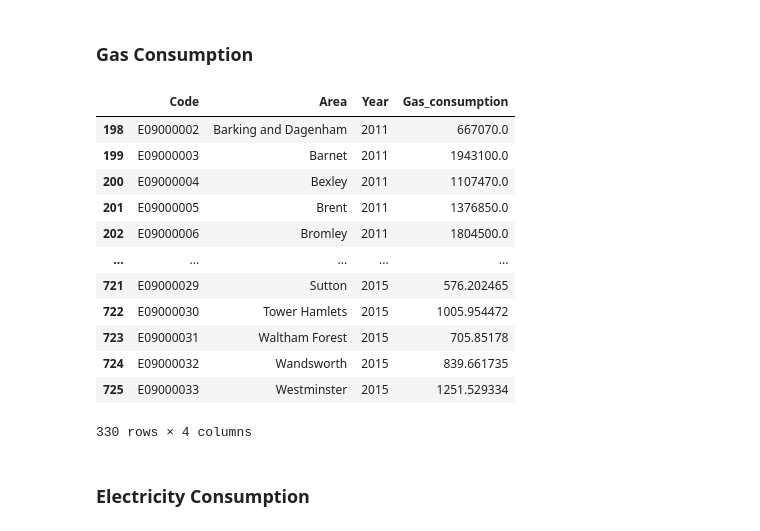
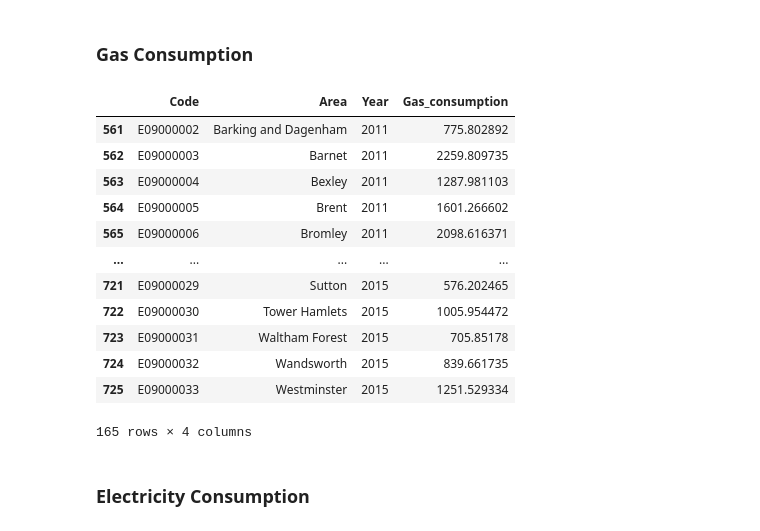
Before and after one commit to MischaRauch/london_house_price_prediction, a Jupyter notebook: reading_data_3.ipynb, the cells around one changed output. Saved outputs shown, nothing was run; the diff lists cells and outputs as text; code cells hidden in the pictures.

```diff
--- a/reading_data_3.ipynb
+++ b/reading_data_3.ipynb
@@ -52,46 +52,41 @@ df
 # %%
 energy_consumption = pd.read_excel(open('data/energy consumption.xlsx', 'rb'),
               sheet_name='Data')
-
 energy_consumption = energy_consumption[energy_consumption['Area'].isin(areas)]
 
 energy_consumption = energy_consumption[energy_consumption['Sector'] == 'Domestic']
-energy_consumption_electricity = energy_consumption[(energy_consumption['Fuel'] == 'Gas')]
+energy_consumption_gas = energy_consumption[(energy_consumption['Fuel'] == 'Gas')]
 
 #for data in data
-energy_consumption_electricity.reset_index(drop=True,inplace=True)
+energy_consumption_gas.reset_index(drop=True,inplace=True)
 
-for i in range(0,energy_consumption_electricity.shape[0]):
-    if energy_consumption_electricity.loc[i,'Measurement'] == 'Ktoe ':
-        energy_consumption_electricity.loc[i,'Value'] = energy_consumption_electricity.loc[i,'Value'] * 10000
+#for i in range(0,energy_consumption_gas.shape[0]):
+#    if energy_consumption_gas.loc[i,'Measurement'] == 'Ktoe ':
+#        energy_consumption_gas.loc[i,'Value'] = energy_consumption_gas.loc[i,'Value'] * 10000
 
-#df = energy_consumption_electricity.groupby(['Code','Year'])['Value'].agg('sum')
-#df = pd.DataFrame(df)
-#df = df.groupby(['Code', 'Year'])['Value'].sum().reset_index().pivot(index='Code', columns='Year', values='Value')
-
-
-energy_consumption_gas = energy_consumption_electricity[['Code','Area','Year','Value']]
+energy_consumption_gas = energy_consumption_gas[energy_consumption_gas['Measurement'] == 'GWh']
+energy_consumption_gas = energy_consumption_gas[['Code','Area','Year','Value']]
 
 energy_consumption_gas = energy_consumption_gas.rename(columns={'Value':'Gas_consumption'})
 
 df = energy_consumption_gas[(energy_consumption_gas['Year'] >= 2011) & (energy_consumption_gas['Year'] <= 2017)]
 
 df.to_csv('clean_data/energy_gas_consumption_annual.csv',index=False)
 df
 # %% [output]
 |  | Code | Area | Year | Gas_consumption |
-| 198 | E09000002 | Barking and Dagenham | 2011 | 667070.0 |
-| 199 | E09000003 | Barnet | 2011 | 1943100.0 |
-| 200 | E09000004 | Bexley | 2011 | 1107470.0 |
-| 201 | E09000005 | Brent | 2011 | 1376850.0 |
-| 202 | E09000006 | Bromley | 2011 | 1804500.0 |
+| 561 | E09000002 | Barking and Dagenham | 2011 | 775.802892 |
+| 562 | E09000003 | Barnet | 2011 | 2259.809735 |
+| 563 | E09000004 | Bexley | 2011 | 1287.981103 |
+| 564 | E09000005 | Brent | 2011 | 1601.266602 |
+| 565 | E09000006 | Bromley | 2011 | 2098.616371 |
 | ... | ... | ... | ... | ... |
 | 721 | E09000029 | Sutton | 2015 | 576.202465 |
 | 722 | E09000030 | Tower Hamlets | 2015 | 1005.954472 |
 | 723 | E09000031 | Waltham Forest | 2015 | 705.85178 |
 | 724 | E09000032 | Wandsworth | 2015 | 839.661735 |
 | 725 | E09000033 | Westminster | 2015 | 1251.529334 |
-330 rows × 4 columns
+165 rows × 4 columns
 # %% [markdown]
 ### Electricity Consumption
 # %%
```
Also changed, not shown: parts of 1 cell of this notebook, 3 other files.
